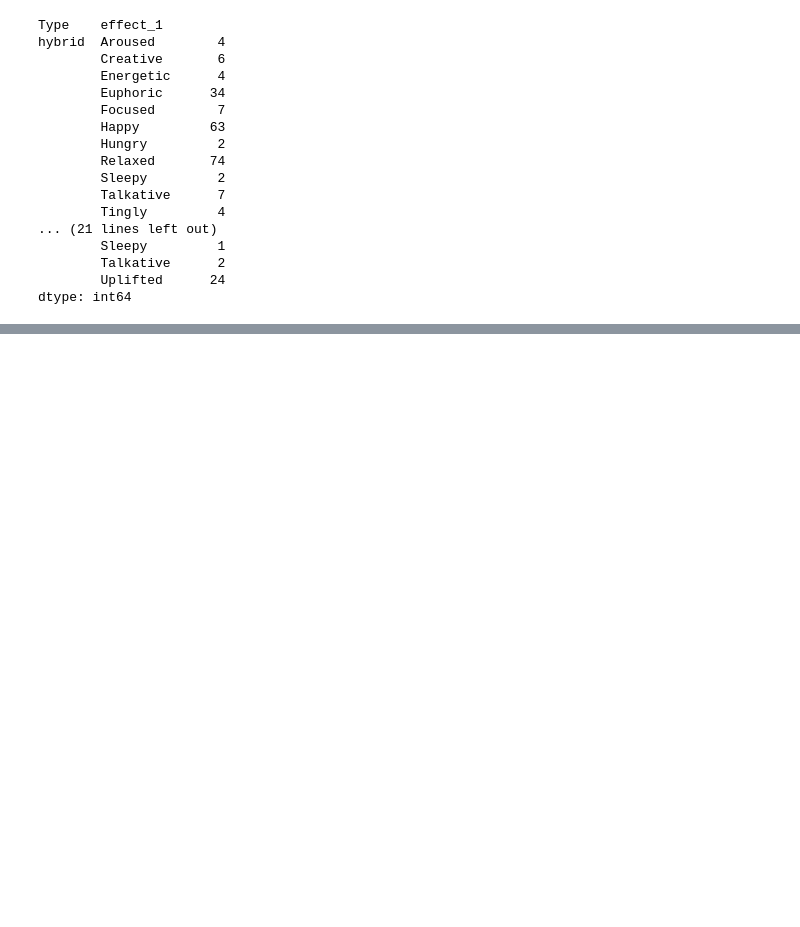
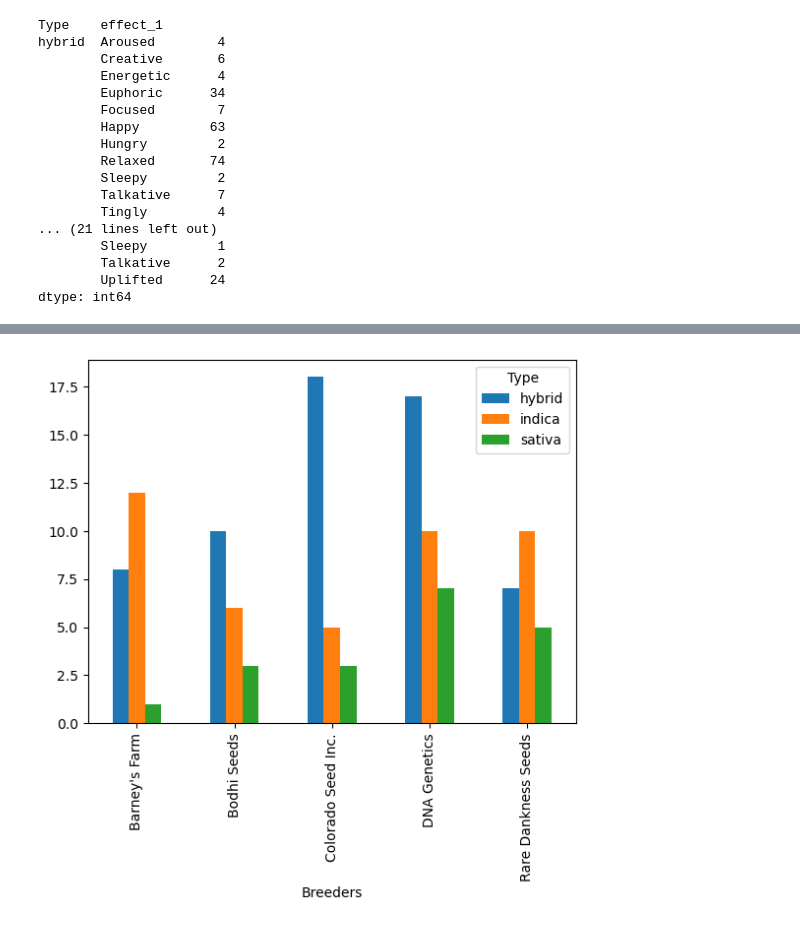
Before and after one commit to Berli85/SMU-Project-1-MaryJane, a Jupyter notebook: LattiWork/LATTIProject 1 Team 2 data.ipynb, the cells around one changed output, grey strips where cells are left out. Cells and saved outputs as stored; diff of their text form; code cells hidden in the pictures; blank space fills up the shorter version.

```diff
--- a/LattiWork/LATTIProject 1 Team 2 data.ipynb
+++ b/LattiWork/LATTIProject 1 Team 2 data.ipynb
@@ -244,0 +268,3 @@ dtype: int64
+# %%
+top5_breeders=list(OD2["Breeders"].value_counts().index[1:6])
+top5_breeders
@@ -244,0 +277,3 @@ dtype: int64
+# %%
+top5_breeders_df=OD2.loc[OD2["Breeders"].isin(top5_breeders)]
+top5_breeders_df
@@ -244,0 +294,6 @@ dtype: int64
+# %%
+breeders_type=top5_breeders_df.groupby(['Breeders','Type'])['Type'].count().unstack()
+breeders_type.plot(kind='bar')
+plt.show()
+# %% [output]
+[figure, added]
```
Also changed, not shown: parts of 6 cells of this notebook, 1 other file.
